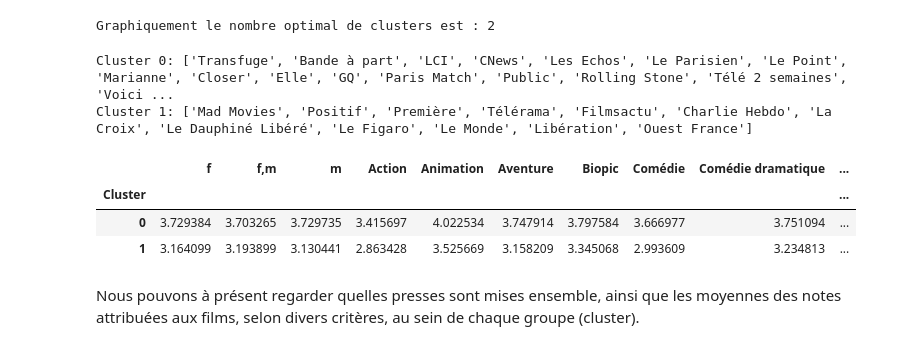
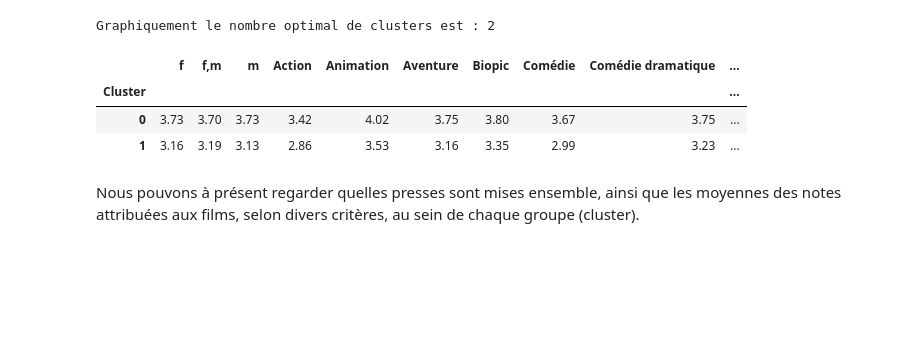
Before and after one commit to Clement-Dn/Projet_Cin-, a Jupyter notebook: Rapport_Projet_Cinema.ipynb, the cells around one changed output. Drawn from its saved outputs; the diff is of its cells as text; code cells hidden in the pictures; blank space fills up the shorter version.

```diff
--- a/Rapport_Projet_Cinema.ipynb
+++ b/Rapport_Projet_Cinema.ipynb
@@ -854,23 +669,14 @@ Graphiquement le nombre optimal de clusters est : 2
 # %%
 # clustering par méthode K-means avec 2 clusters :
 clusters = clustering_K_means(table_cluster,2)
 
-for cluster, presse in clusters.items():
-    print(f"Cluster {cluster}: {list(presse)}")
+# Visualisation des moyennes des différentes variables étudiées en fonction des groupes.
+table_cluster.groupby('Cluster').mean().round(2)
 # %% [output]
-Cluster 0: ['Transfuge', 'Bande à part', 'LCI', 'CNews', 'Les Echos', 'Le Parisien', 'Le Point', 'Marianne', 'Closer', 'Elle', 'GQ', 'Paris Match', 'Public', 'Rolling Stone', 'Télé 2 semaines', 'Voici ...
-Cluster 1: ['Mad Movies', 'Positif', 'Première', 'Télérama', 'Filmsactu', 'Charlie Hebdo', 'La Croix', 'Le Dauphiné Libéré', 'Le Figaro', 'Le Monde', 'Libération', 'Ouest France']
+|  | f | f,m | m | Action | Animation | Aventure | Biopic | Comédie | Comédie dramatique | ... |
+| Cluster |  |  |  |  |  |  |  |  |  | ... |
+| 0 | 3.73 | 3.70 | 3.73 | 3.42 | 4.02 | 3.75 | 3.80 | 3.67 | 3.75 | ... |
+| 1 | 3.16 | 3.19 | 3.13 | 2.86 | 3.53 | 3.16 | 3.35 | 2.99 | 3.23 | ... |
-# %%
-# clustering par méthode K-means avec 2 clusters :
-clusters = clustering_K_means(table_cluster,2)
-
-# Visualisation des moyennes des différentes variables étudiées en fonction des groupes.
-table_cluster.groupby('Cluster').mean()
-# %% [output]
-|  | f | f,m | m | Action | Animation | Aventure | Biopic | Comédie | Comédie dramatique | ... |
-| Cluster |  |  |  |  |  |  |  |  |  | ... |
-| 0 | 3.729384 | 3.703265 | 3.729735 | 3.415697 | 4.022534 | 3.747914 | 3.797584 | 3.666977 | 3.751094 | ... |
-| 1 | 3.164099 | 3.193899 | 3.130441 | 2.863428 | 3.525669 | 3.158209 | 3.345068 | 2.993609 | 3.234813 | ... |
 # %% [markdown]
 Nous pouvons à présent regarder quelles presses sont mises ensemble, ainsi que les moyennes des notes attribuées aux films, selon divers critères, au sein de chaque groupe (cluster).
 # %%
```
Also changed, not shown: parts of 20 cells of this notebook, 7 other files.
